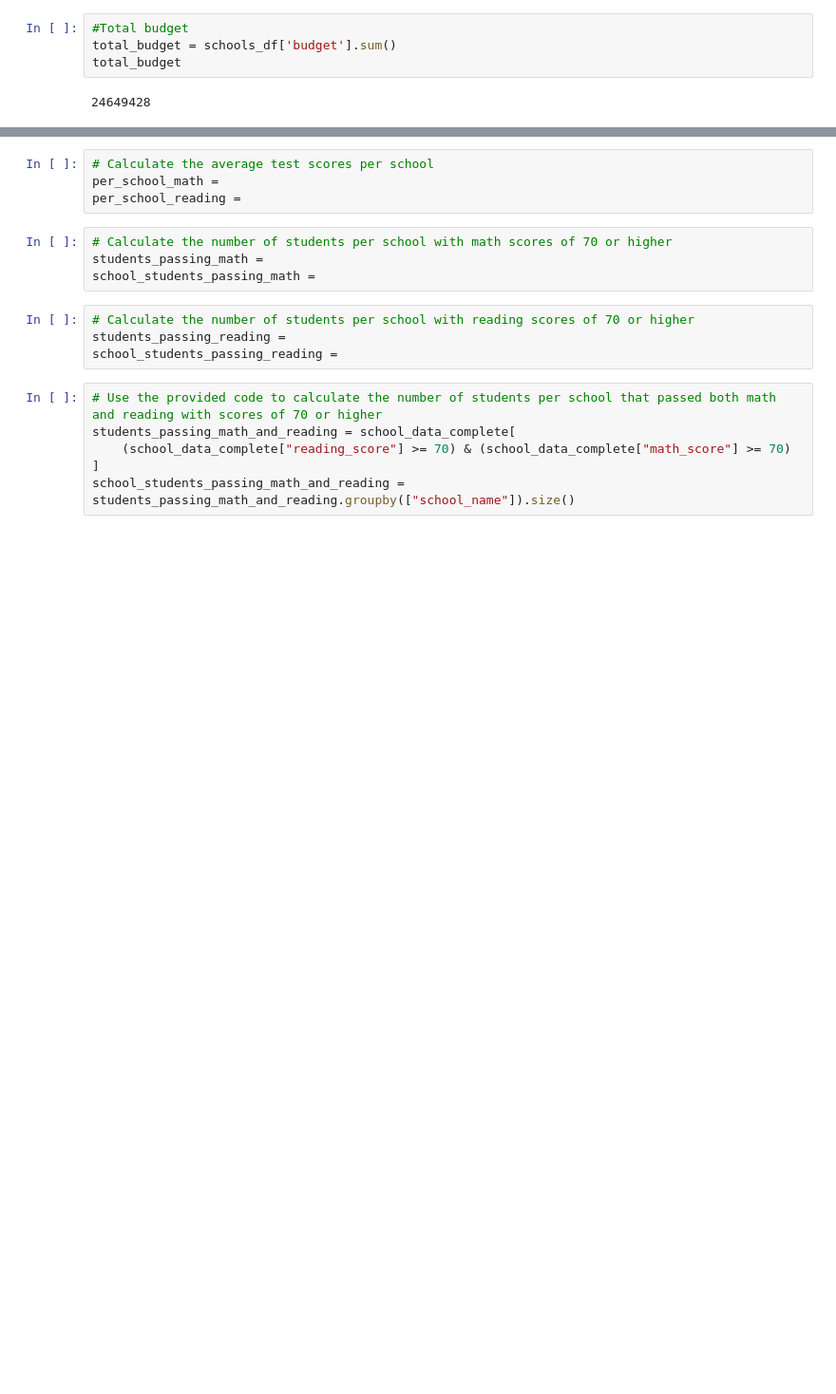
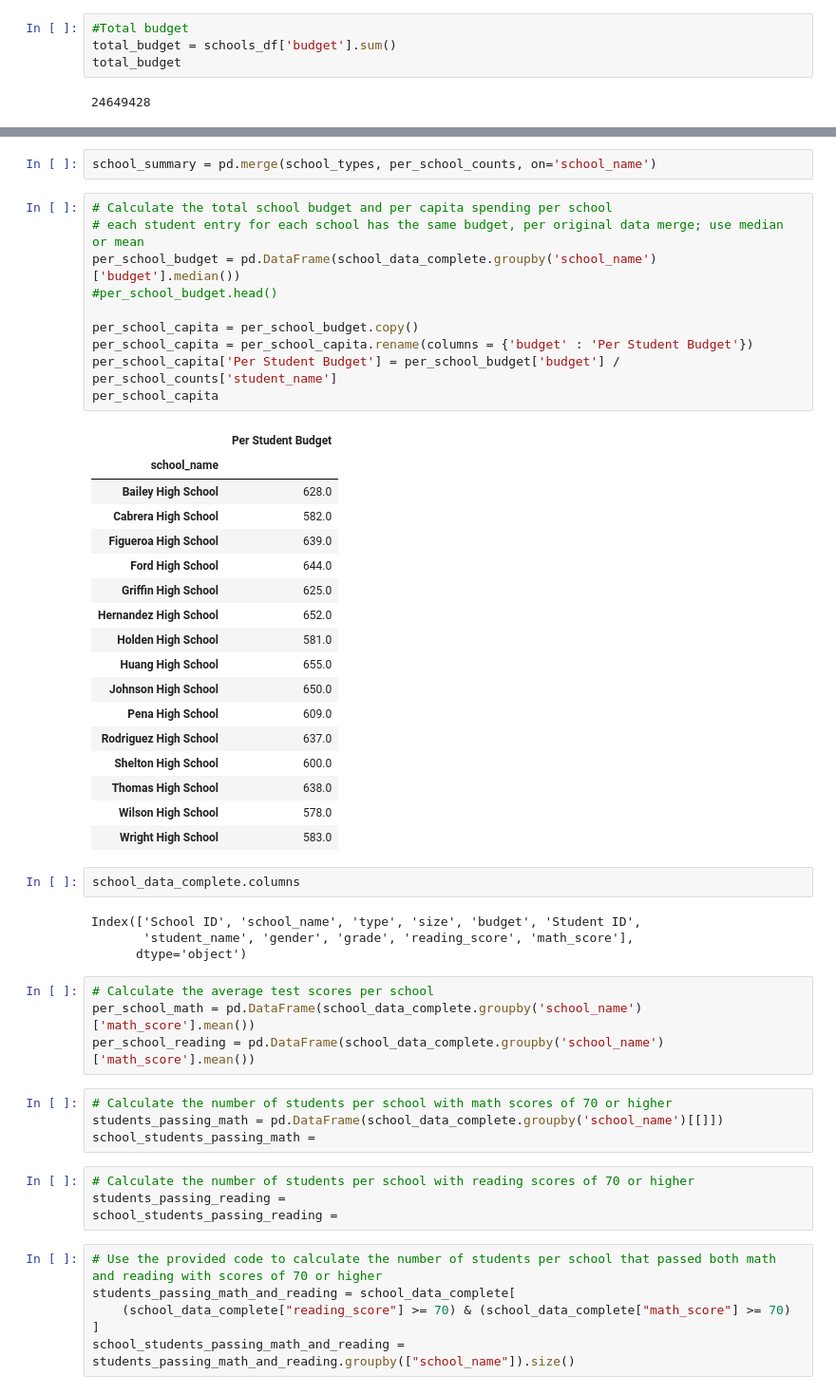
Before and after one commit to TRegan5/pandas-challenge, a Jupyter notebook: PyCitySchools/PyCitySchools.ipynb, the cells around one changed output, grey strips where cells are left out. Shown: that part at 95% size. Drawn from its saved outputs; the diff is of its cells as text; blank space fills up the shorter version.

```diff
--- a/PyCitySchools/PyCitySchools.ipynb
+++ b/PyCitySchools/PyCitySchools.ipynb
@@ -149,10 +177,46 @@ KeyError: "None of [Index(['Huang High School', 'Huang High School', 'Huang High
+# %%
+school_summary = pd.merge(school_types, per_school_counts, on='school_name')
+# %%
+# Calculate the total school budget and per capita spending per school
+# each student entry for each school has the same budget, per original data merge; use median or mean
+per_school_budget = pd.DataFrame(school_data_complete.groupby('school_name')['budget'].median())
+#per_school_budget.head()
+
+per_school_capita = per_school_budget.copy()
+per_school_capita = per_school_capita.rename(columns = {'budget' : 'Per Student Budget'})
+per_school_capita['Per Student Budget'] = per_school_budget['budget'] / per_school_counts['student_name']
+per_school_capita
+# %% [output]
+|  | Per Student Budget |
+| school_name |  |
+| Bailey High School | 628.0 |
+| Cabrera High School | 582.0 |
+| Figueroa High School | 639.0 |
+| Ford High School | 644.0 |
+| Griffin High School | 625.0 |
+| Hernandez High School | 652.0 |
+| Holden High School | 581.0 |
+| Huang High School | 655.0 |
+| Johnson High School | 650.0 |
+| Pena High School | 609.0 |
+| Rodriguez High School | 637.0 |
+| Shelton High School | 600.0 |
+| Thomas High School | 638.0 |
+| Wilson High School | 578.0 |
+| Wright High School | 583.0 |
+# %%
+school_data_complete.columns
+# %% [output]
+Index(['School ID', 'school_name', 'type', 'size', 'budget', 'Student ID',
+       'student_name', 'gender', 'grade', 'reading_score', 'math_score'],
+      dtype='object')
 # %%
 # Calculate the average test scores per school
-per_school_math =
-per_school_reading =
+per_school_math = pd.DataFrame(school_data_complete.groupby('school_name')['math_score'].mean())
+per_school_reading = pd.DataFrame(school_data_complete.groupby('school_name')['math_score'].mean())
 # %%
 # Calculate the number of students per school with math scores of 70 or higher
-students_passing_math =
+students_passing_math = pd.DataFrame(school_data_complete.groupby('school_name')[[]])
 school_students_passing_math =
 # %%
 # Calculate the number of students per school with reading scores of 70 or higher
```
Also changed, not shown: parts of 19 cells of this notebook.
